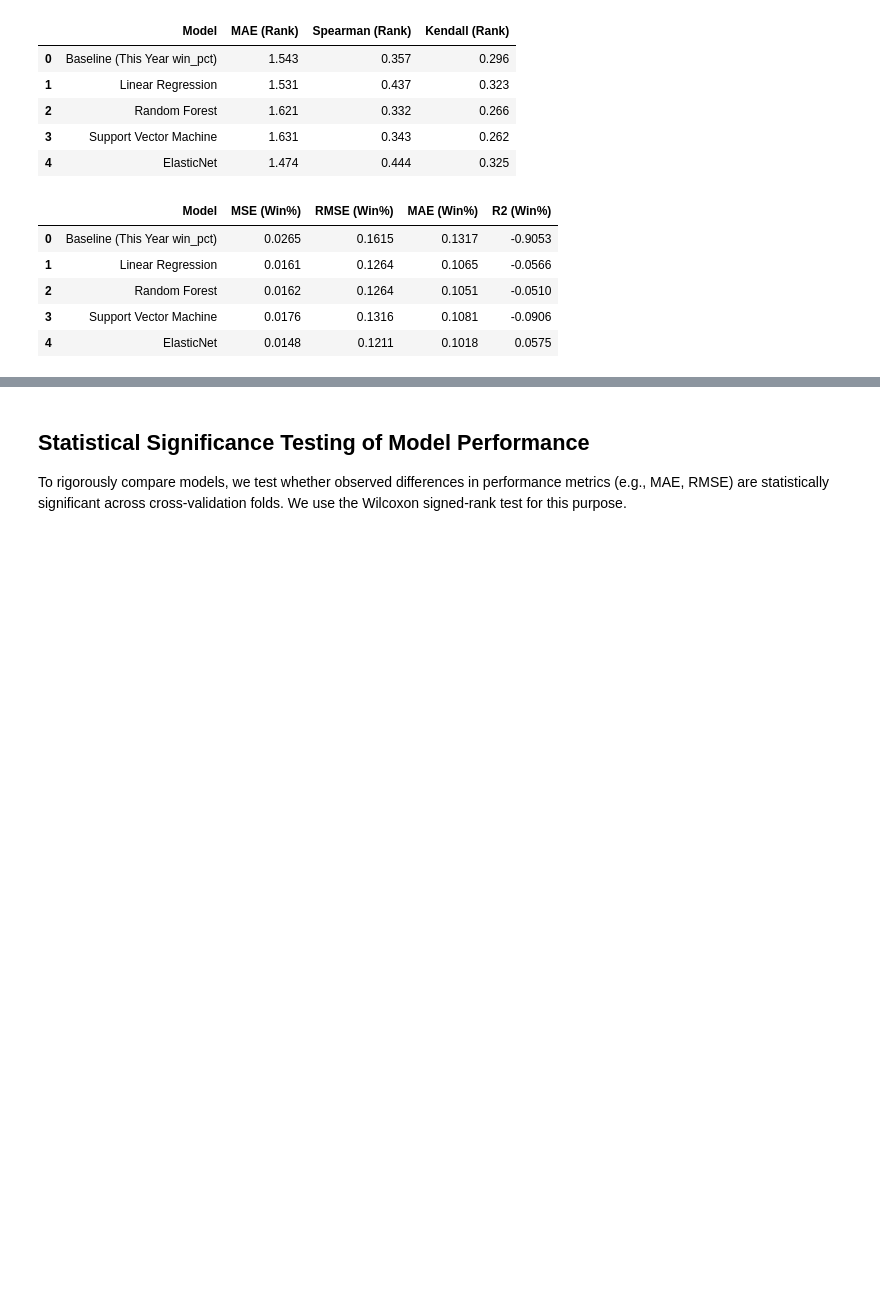
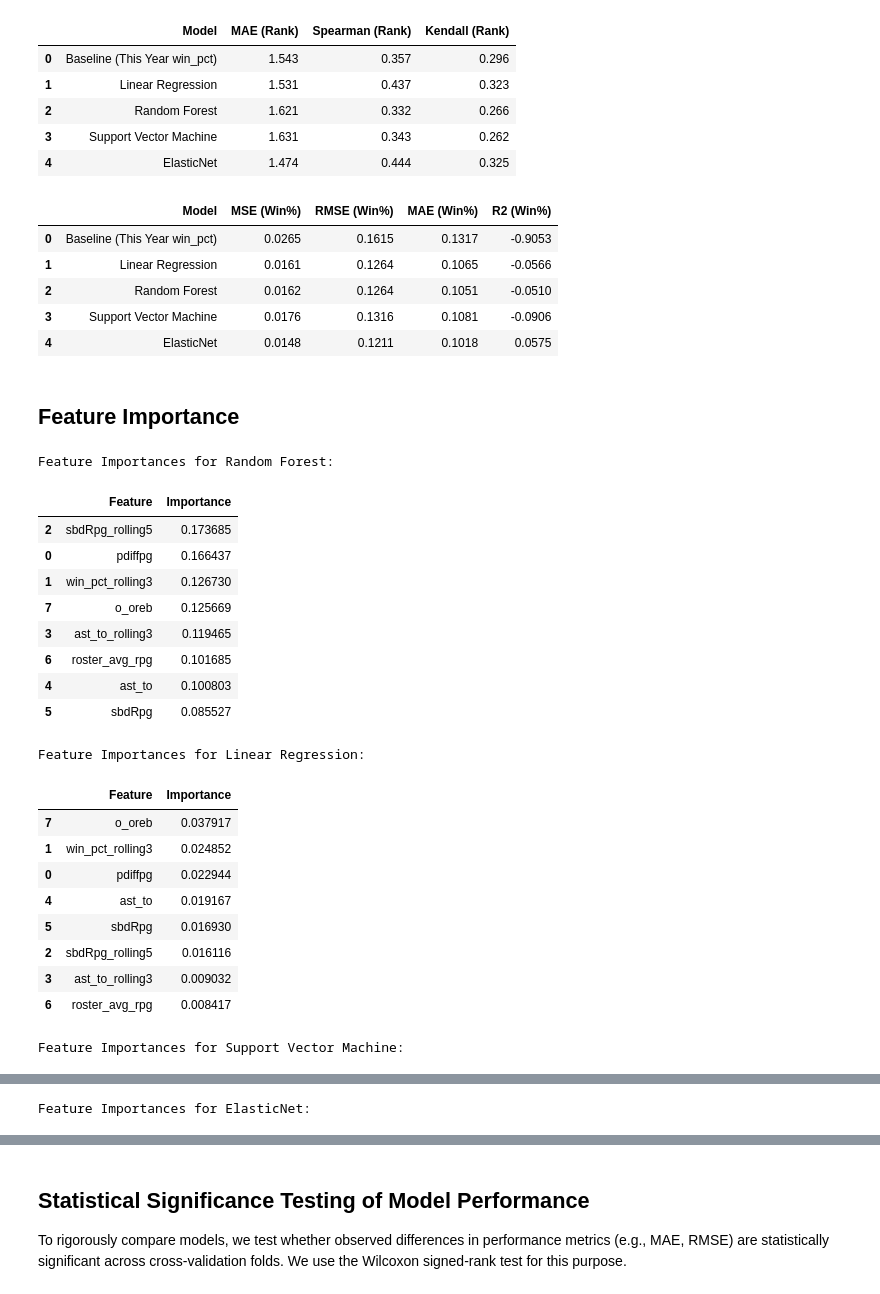
Before and after one commit to diogovenade/ac-wnba, a Jupyter notebook: src/ranking.ipynb, the cells around one changed output, grey strips where cells are left out. Drawn from its saved outputs; the diff is of its cells as text; code cells hidden in the pictures; blank space fills up the shorter version.

Commit message:
Add feature importance for ranking models

```diff
--- a/src/ranking.ipynb
+++ b/src/ranking.ipynb
@@ -467,3 +467,79 @@ display(regression_summary_df)
 | 2 | Random Forest | 0.0162 | 0.1264 | 0.1051 | -0.0510 |
 | 3 | Support Vector Machine | 0.0176 | 0.1316 | 0.1081 | -0.0906 |
 | 4 | ElasticNet | 0.0148 | 0.1211 | 0.1018 | 0.0575 |
+# %% [markdown]
+## Feature Importance
+# %%
+from sklearn.inspection import permutation_importance
+
+model_feature_importances = {}
+
+# Random Forest
+try:
+    rf_importances = rf_rs.best_estimator_.feature_importances_
+    rf_features = X_train_fold.columns
+    model_feature_importances['Random Forest'] = pd.DataFrame({
+        'Feature': rf_features,
+        'Importance': rf_importances
+    }).sort_values('Importance', ascending=False)
+except Exception as e:
+    print(f"Random Forest importances error: {e}")
+
+# Linear Regression
+try:
+    lr_coefs = np.abs(lr_model.coef_)
+    lr_features = X_train_fold.columns
+    model_feature_importances['Linear Regression'] = pd.DataFrame({
+        'Feature': lr_features,
+        'Importance': lr_coefs
+    }).sort_values('Importance', ascending=False)
+except Exception as e:
+    print(f"Linear Regression importances error: {e}")
+
+# Support Vector Machine
+try:
+    svm_perm = permutation_importance(svr_rs.best_estimator_, X_test_scaled, y_test, n_repeats=10, random_state=42, n_jobs=-1)
+    svm_features = X_train_fold.columns
+    model_feature_importances['Support Vector Machine'] = pd.DataFrame({
+        'Feature': svm_features,
+        'Importance': svm_perm.importances_mean
+    }).sort_values('Importance', ascending=False)
+except Exception as e:
+    print(f"SVM importances error: {e}")
+
+# ElasticNet
+try:
+    enet_coefs = np.abs(enet_rs.best_estimator_.coef_)
+    enet_features = X_train_fold.columns
+    model_feature_importances['ElasticNet'] = pd.DataFrame({
+        'Feature': enet_features,
+        'Importance': enet_coefs
+    }).sort_values('Importance', ascending=False)
+except Exception as e:
+    print(f"ElasticNet importances error: {e}")
+
+for model, df in model_feature_importances.items():
+    print(f"Feature Importances for {model}:")
+    display(df.head(10))
+# %% [output]
+Feature Importances for Random Forest:
+|  | Feature | Importance |
+| 2 | sbdRpg_rolling5 | 0.173685 |
+| 0 | pdiffpg | 0.166437 |
+| 1 | win_pct_rolling3 | 0.126730 |
+| 7 | o_oreb | 0.125669 |
+| 3 | ast_to_rolling3 | 0.119465 |
+| 6 | roster_avg_rpg | 0.101685 |
+| 4 | ast_to | 0.100803 |
+| 5 | sbdRpg | 0.085527 |
+Feature Importances for Linear Regression:
+|  | Feature | Importance |
+| 7 | o_oreb | 0.037917 |
+| 1 | win_pct_rolling3 | 0.024852 |
+| 0 | pdiffpg | 0.022944 |
+| 4 | ast_to | 0.019167 |
+| 5 | sbdRpg | 0.016930 |
+| 2 | sbdRpg_rolling5 | 0.016116 |
+| 3 | ast_to_rolling3 | 0.009032 |
+| 6 | roster_avg_rpg | 0.008417 |
+Feature Importances for Support Vector Machine:
@@ -469,0 +555 @@ display(regression_summary_df)
+Feature Importances for ElasticNet:
```
Also changed, not shown: parts of 2 cells of this notebook.
